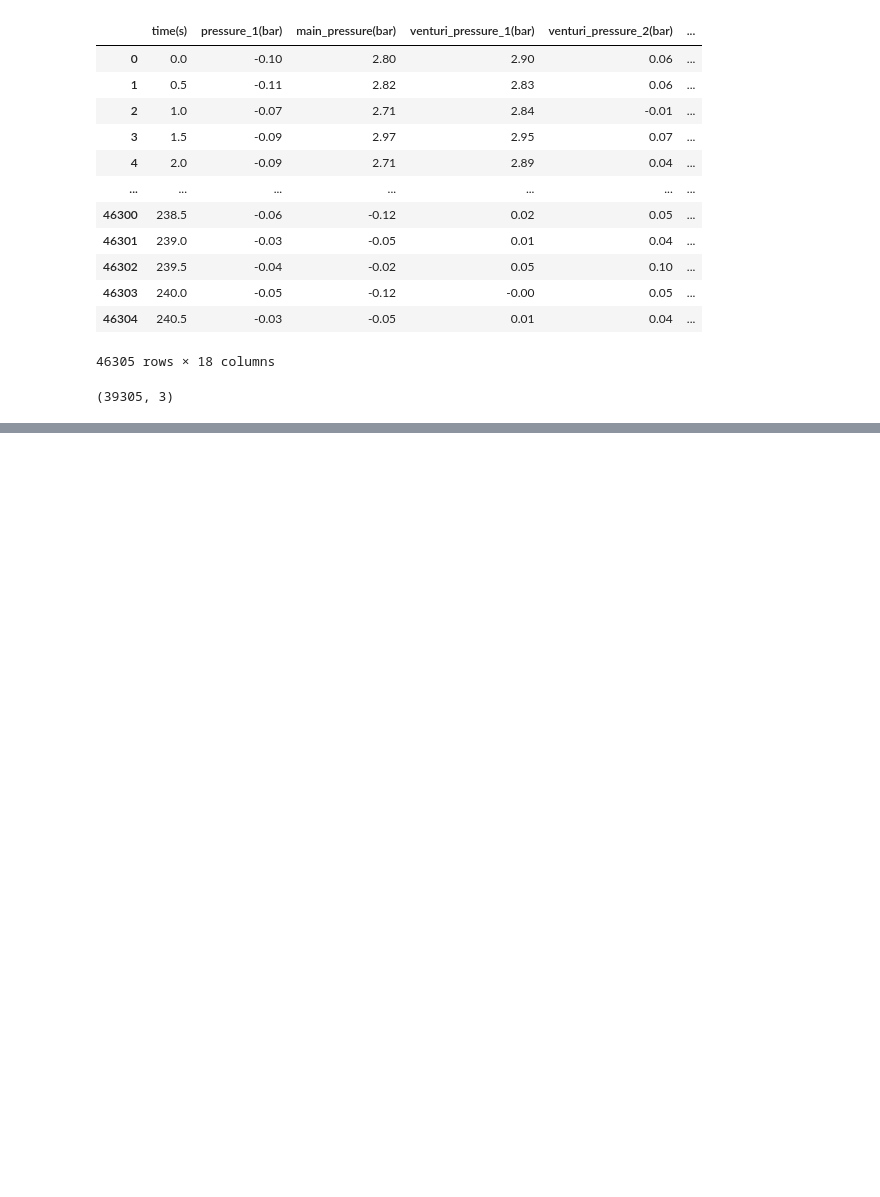
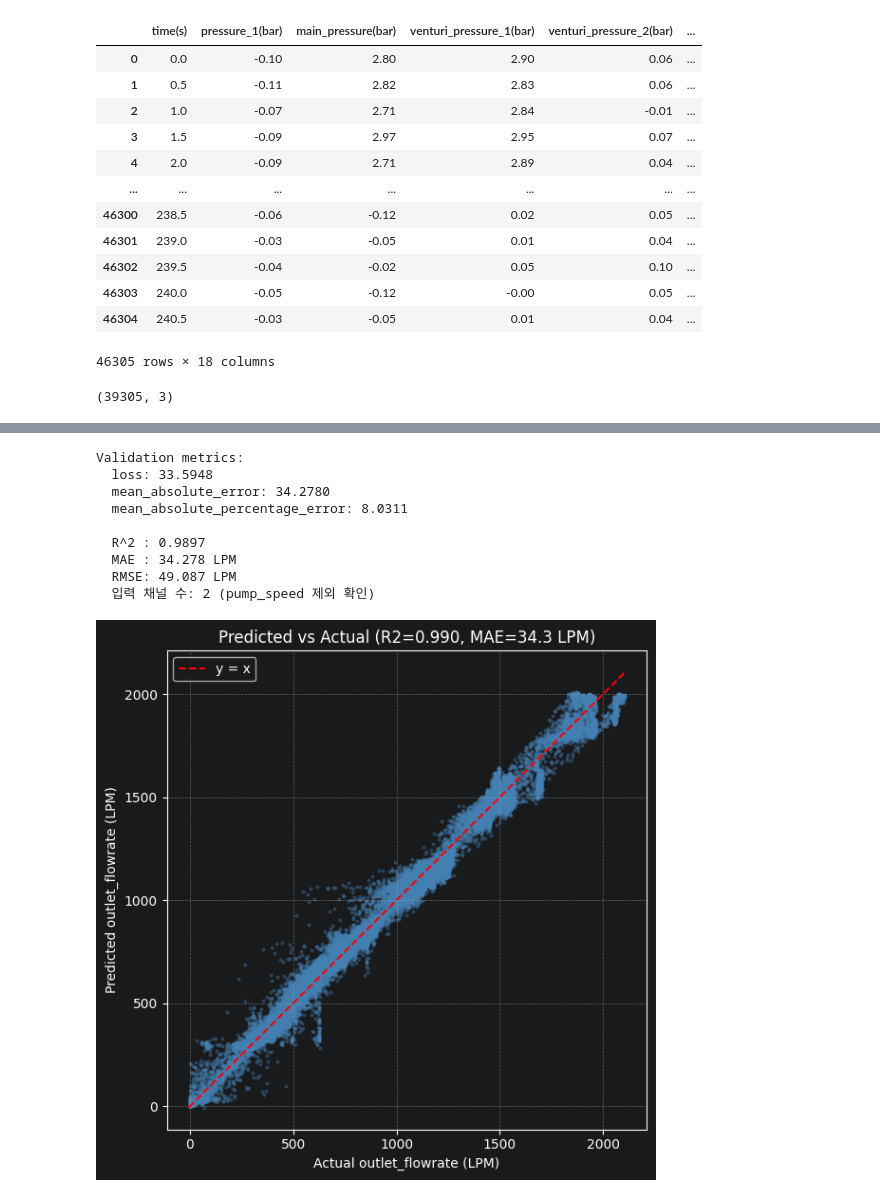
Before and after one commit to jinbeomjeong/estimate_venturi_pump_flow, a Jupyter notebook: create_estmation_flow_model.ipynb, the cells around one changed output, grey strips where cells are left out. Cells and saved outputs as stored; diff of their text form; code cells hidden in the pictures; blank space fills up the shorter version.

```diff
--- a/create_estmation_flow_model.ipynb
+++ b/create_estmation_flow_model.ipynb
@@ -190,11 +205,11 @@ print(f"총 용량 (MB): {total_mb:.2f} MB")
 # %%
-log_dir = "logs/" + datetime.datetime.now().strftime("%Y%m%d-%H%M%S")
+# 경계 있는 검증 학습: 유한 epoch + EarlyStopping + ReduceLROnPlateau.
+# TensorBoard 콜백은 이 환경에 tensorboard가 없고 torch 백엔드 지원이 제한적이라 제외한다.
+early_stop = keras.callbacks.EarlyStopping(monitor='val_loss', patience=30, restore_best_weights=True, verbose=1)
+csv_logger = keras.callbacks.CSVLogger(f'result/log_{seq_len}.csv', append=False, separator=',')
+model_chk_point = keras.callbacks.ModelCheckpoint(filepath=f'models/model_{seq_len}.keras', monitor="val_loss", verbose=2,
+                                                  save_best_only=True, save_weights_only=False, mode="min", save_freq="epoch")
+reduce_lr = keras.callbacks.ReduceLROnPlateau(monitor='val_loss', factor=0.5, patience=15, min_lr=1e-6, verbose=1)
 
-tensorboard_callback = tf.keras.callbacks.TensorBoard(log_dir=log_dir, histogram_freq=1)
-early_stop = keras.callbacks.EarlyStopping(monitor=f'val_loss', patience=500, verbose=0)
-csv_logger = keras.callbacks.CSVLogger(f'result/log_{seq_len}.csv', append=False, separator=',')
-model_chk_point = keras.callbacks.ModelCheckpoint(filepath=f'models/model_{seq_len}.keras', monitor="val_loss", verbose=2, save_best_only=True,
-                                                  save_weights_only=False, mode="min", save_freq="epoch", initial_value_threshold=None)
-
-model.fit(x=train_feature, y=train_target, validation_data=(val_feature, val_target), epochs=999999,
-          batch_size=3000, verbose=0, callbacks=[early_stop, csv_logger, model_chk_point, tensorboard_callback])
+history = model.fit(x=train_feature, y=train_target, validation_data=(val_feature, val_target), epochs=150,
+                    batch_size=2048, verbose=2, callbacks=[early_stop, csv_logger, model_chk_point, reduce_lr])
@@ -201,6 +234,47 @@ model.fit(x=train_feature, y=train_target, validation_data=(val_feature, val_tar
 # %%
 model = keras.models.load_model(f'models/model_{seq_len}.keras', custom_objects={'FeatureWiseScalingLayer': FeatureWiseScalingLayer,
                                                                                  'DecompositionLayer': DecompositionLayer})
+# %%
+# --- 성능 검증: 검증셋 정량 지표 + 예측 vs 실측 (입력 feature = 압력 2개, pump_speed 제외) ---
+from utils.metric import r_squared
+
+eval_res = model.evaluate(val_feature, val_target, batch_size=2048, verbose=0, return_dict=True)
+print("Validation metrics:")
+for k, v in eval_res.items():
+    print(f"  {k}: {v:.4f}")
+
+val_pred = model.predict(val_feature, batch_size=2048, verbose=0).squeeze()
+r2 = float(r_squared(val_target.astype('float32'), val_pred.astype('float32')))
+mae = float(np.mean(np.abs(val_pred - val_target)))
+rmse = float(np.sqrt(np.mean((val_pred - val_target) ** 2)))
+print(f"\n  R^2 : {r2:.4f}")
+print(f"  MAE : {mae:.3f} LPM")
+print(f"  RMSE: {rmse:.3f} LPM")
+print(f"  입력 채널 수: {val_feature.shape[-1]} (pump_speed 제외 확인)")
+
+# 예측 vs 실측 산점도
+plt.figure(figsize=(6, 6))
+plt.scatter(val_target, val_pred, s=4, alpha=0.3, color='steelblue')
+lims = [min(val_target.min(), val_pred.min()), max(val_target.max(), val_pred.max())]
+plt.plot(lims, lims, 'r--', linewidth=1.5, label='y = x')
+plt.xlabel('Actual outlet_flowrate (LPM)')
+plt.ylabel('Predicted outlet_flowrate (LPM)')
+plt.title(f'Predicted vs Actual (R2={r2:.3f}, MAE={mae:.1f} LPM)')
+plt.legend()
+plt.grid(True, linestyle='--', alpha=0.5)
+plt.tight_layout()
+plt.show()
+# %% [output]
+Validation metrics:
+  loss: 33.5948
+  mean_absolute_error: 34.2780
+  mean_absolute_percentage_error: 8.0311
+
+  R^2 : 0.9897
+  MAE : 34.278 LPM
+  RMSE: 49.087 LPM
+  입력 채널 수: 2 (pump_speed 제외 확인)
+[figure, added]
 # %%
 train_result = pd.read_csv(f'result/log_{seq_len}.csv')
 
```
Also changed, not shown: parts of 12 cells of this notebook, 7 other files.
